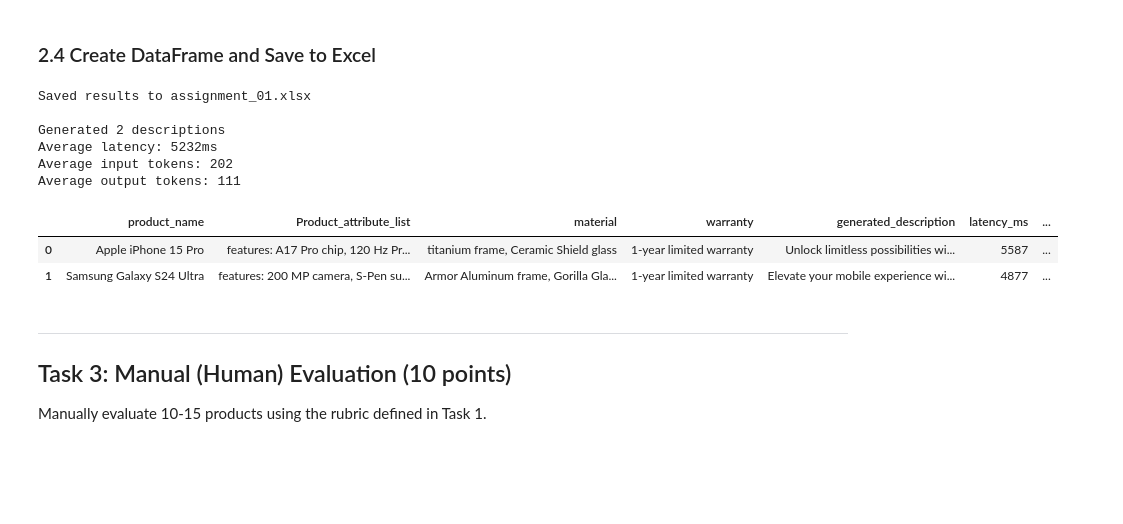
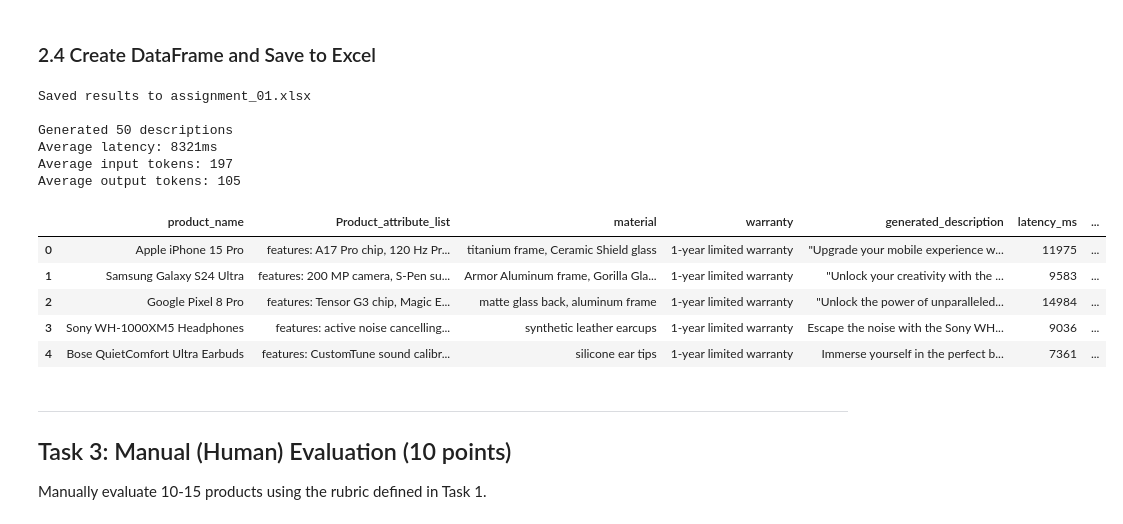
Before and after one commit to Nesher123/AI-Performance-Engineering-Course, a Jupyter notebook: assignment_01_solution.ipynb, the cells around one changed output. Cells and saved outputs as stored; diff of their text form; code cells hidden in the pictures; blank space fills up the shorter version.

```diff
--- a/assignment_01_solution.ipynb
+++ b/assignment_01_solution.ipynb
@@ -117,6 +117,13 @@ load_dotenv()
 
 # Constants
 NEBIUS_API_BASE_URL = "https://api.tokenfactory.nebius.com/v1/"
+# split criteria into quality and objective
+QUALITY_CRITERIA = ["fluency", "grammar", "tone", "length", "grounding"]
+OBJECTIVE_CRITERIA = ["latency", "cost"]
+EVALUATION_CRITERIA = [
+    *QUALITY_CRITERIA,
+    *OBJECTIVE_CRITERIA,
+]
 
 # Initialize OpenAI client
 client = OpenAI(base_url=NEBIUS_API_BASE_URL, api_key=os.environ.get("NEBIUS_API_KEY"))
@@ -211,7 +222,7 @@ def generate_description(
 # Run generation for all products
 results = []
 
-for idx, row in df.head(1).iterrows():  # TODO: Change to df.iterrows()
+for idx, row in df.iterrows():
     print(f"Processing {idx + 1}/{len(df)}: {row['product_name']}")
 
     result = generate_description(
@@ -238,38 +262,37 @@ Generation complete!
 # %%
 # Create results DataFrame
 results_df = pd.DataFrame(results)
 
 # Add blank columns for evaluation criteria
-results_df["fluency"] = ""
-results_df["grammar"] = ""
-results_df["tone"] = ""
-results_df["length"] = ""
-results_df["grounding"] = ""
-results_df["latency"] = ""
-results_df["cost"] = ""
+for criterion in EVALUATION_CRITERIA:
+    results_df[criterion] = ""
+
 results_df["final_score"] = ""
 
 # Save to Excel
 results_df.to_excel("assignment_01.xlsx", index=False)
 print("Saved results to assignment_01.xlsx")
 
 # Display summary
 print(f"\nGenerated {len(results_df)} descriptions")
 print(f"Average latency: {results_df['latency_ms'].mean():.0f}ms")
 print(f"Average input tokens: {results_df['input_tokens'].mean():.0f}")
 print(f"Average output tokens: {results_df['output_tokens'].mean():.0f}")
 
 results_df.head()
 # %% [output]
 Saved results to assignment_01.xlsx
 
-Generated 2 descriptions
-Average latency: 5232ms
-Average input tokens: 202
-Average output tokens: 111
+Generated 50 descriptions
+Average latency: 8321ms
+Average input tokens: 197
+Average output tokens: 105
 |  | product_name | Product_attribute_list | material | warranty | generated_description | latency_ms | ... |
-| 0 | Apple iPhone 15 Pro | features: A17 Pro chip, 120 Hz Pr... | titanium frame, Ceramic Shield glass | 1-year limited warranty | Unlock limitless possibilities wi... | 5587 | ... |
-| 1 | Samsung Galaxy S24 Ultra | features: 200 MP camera, S-Pen su... | Armor Aluminum frame, Gorilla Gla... | 1-year limited warranty | Elevate your mobile experience wi... | 4877 | ... |
+| 0 | Apple iPhone 15 Pro | features: A17 Pro chip, 120 Hz Pr... | titanium frame, Ceramic Shield glass | 1-year limited warranty | "Upgrade your mobile experience w... | 11975 | ... |
+| 1 | Samsung Galaxy S24 Ultra | features: 200 MP camera, S-Pen su... | Armor Aluminum frame, Gorilla Gla... | 1-year limited warranty | "Unlock your creativity with the ... | 9583 | ... |
+| 2 | Google Pixel 8 Pro | features: Tensor G3 chip, Magic E... | matte glass back, aluminum frame | 1-year limited warranty | "Unlock the power of unparalleled... | 14984 | ... |
+| 3 | Sony WH-1000XM5 Headphones | features: active noise cancelling... | synthetic leather earcups | 1-year limited warranty | Escape the noise with the Sony WH... | 9036 | ... |
+| 4 | Bose QuietComfort Ultra Earbuds | features: CustomTune sound calibr... | silicone ear tips | 1-year limited warranty | Immerse yourself in the perfect b... | 7361 | ... |
 # %% [markdown]
 ---
 ## Task 3: Manual (Human) Evaluation (10 points)
```
Also changed, not shown: parts of 6 cells of this notebook, 1 other file.
